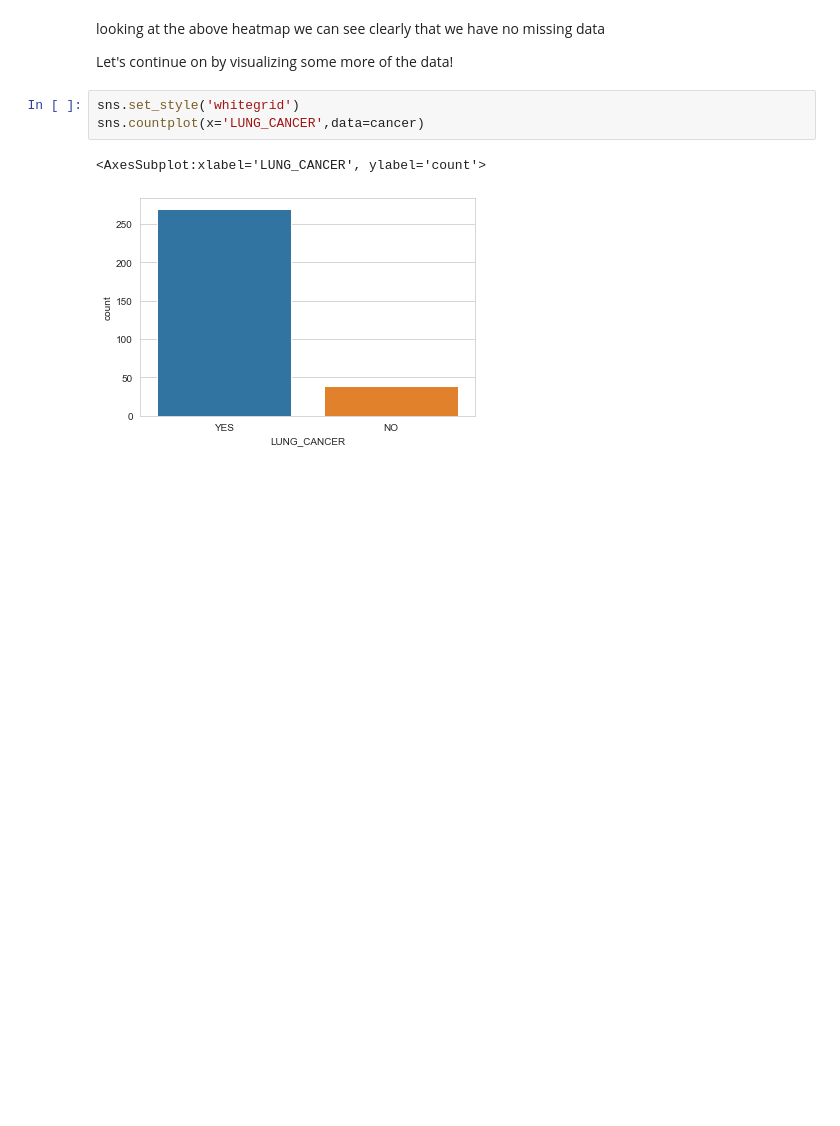
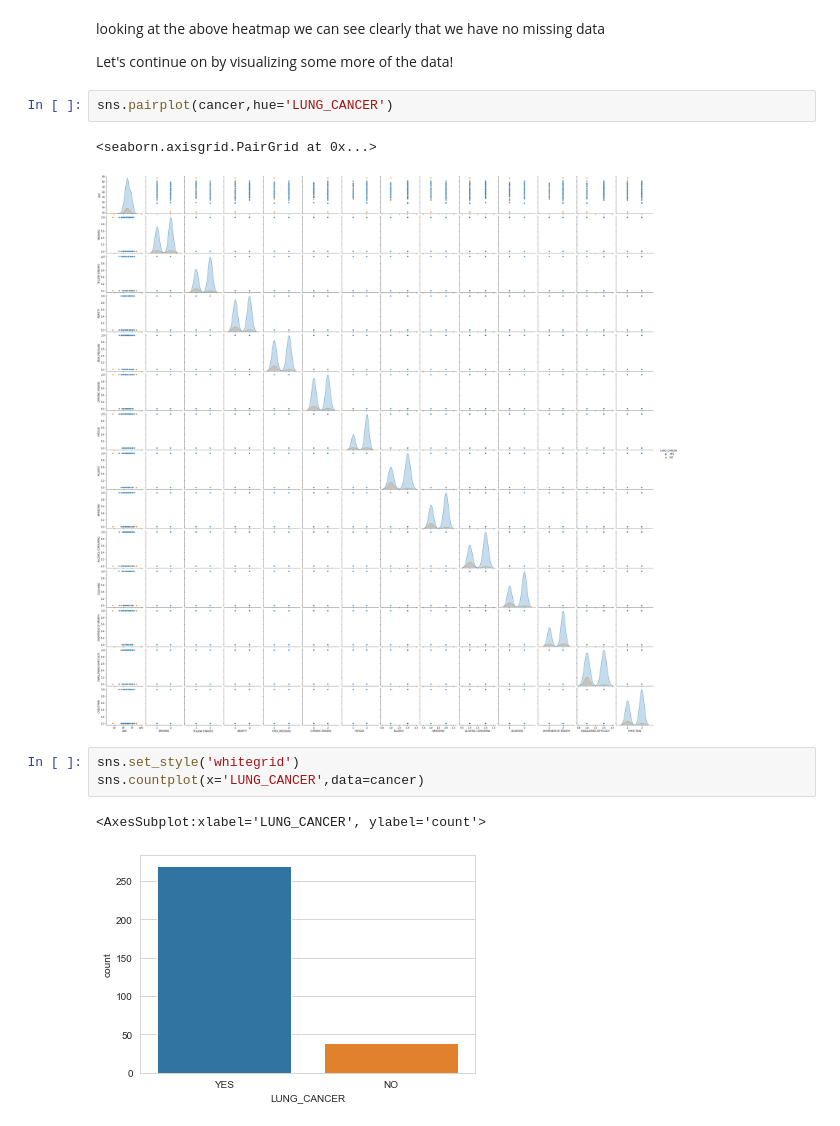
Before and after one commit to Usangajonah/Lung-Cancer-Prediction, a Jupyter notebook: Lung Cancer Prediction.ipynb, the cells around one changed output. Cells and saved outputs as stored; diff of their text form; blank space fills up the shorter version.

```diff
--- a/Lung Cancer Prediction.ipynb
+++ b/Lung Cancer Prediction.ipynb
@@ -85,6 +85,11 @@ sns.heatmap(cancer.isnull(), yticklabels=False,cbar=False,cmap='viridis')
 looking at the above heatmap we can see clearly that we have no missing data
 
 Let's continue on by visualizing some more of the data!
+# %%
+sns.pairplot(cancer,hue='LUNG_CANCER')
+# %% [output]
+<seaborn.axisgrid.PairGrid at 0x...>
+[figure, added]
 # %%
 sns.set_style('whitegrid')
 sns.countplot(x='LUNG_CANCER',data=cancer)
```
Also changed, not shown: parts of 5 cells of this notebook.
